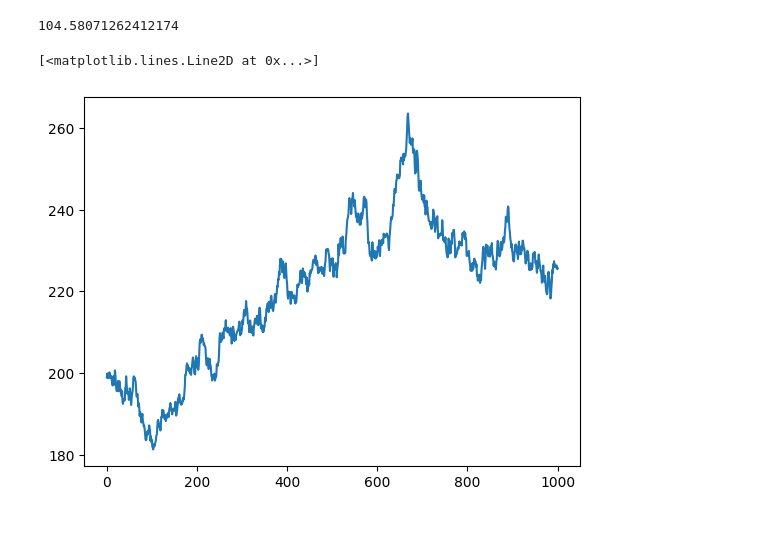
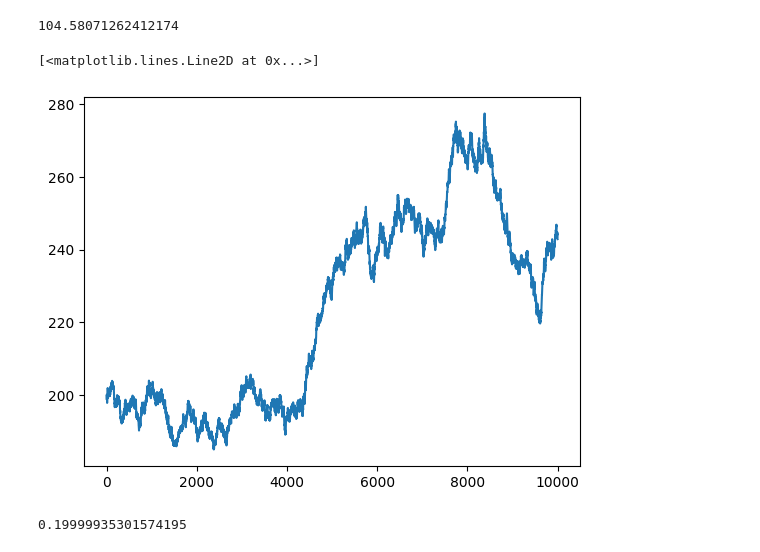
Before and after one commit to ed-churchill/implied-order-book, a Jupyter notebook: black-scholes-modelling.ipynb, the cells around one changed output. Saved outputs shown, nothing was run; the diff lists cells and outputs as text; code cells hidden in the pictures.

Commit message:
Add function to calculate implied vol

```diff
--- a/black-scholes-modelling.ipynb
+++ b/black-scholes-modelling.ipynb
@@ -86,6 +88,43 @@ class BlackScholesModel:
             raise ValueError("Invalid option_type. Must be 'C' or 'P'")
 
         return value
+
+    def implied_vol(
+        self,
+        option_type: str,
+        option_price: float,
+        S: float,
+        K: float,
+        r: float,
+        t: float
+    ) -> float:
+        """
+        Function to numerically solve for the implied volatility of an option using its price.
+        This is done by a minimization problem to minimize the difference between the price of
+        the option and the Black-Scholes price with implied vol as a variable.
+        """
+        # Cost function (least squares diff between option price and BS price)
+        def cost_function(sigma):
+            bs_price = self.price(
+                option_type=option_type,
+                S=S,
+                K=K,
+                r=r,
+                sigma=sigma,
+                t=t
+            )
+            return (bs_price - option_price) ** 2
+
+        # Solve for implied vol
+        iv = minimize(
+            fun=cost_function,
+            x0=0.2,
+            bounds=[(0.000001, 1000)],
+            method='L-BFGS-B',
+            tol=1e-6
+        )
+
+        return iv.x[0]
 
     ############################
     # Greeks
@@ -346,13 +385,24 @@ bsm.rho(
 104.58071262412174
 # %%
 path = bsm.simulate_gbm(
-    n_steps=1000,
+    n_steps=10000,
     S_0=S,
     t=t,
     mu=r,
     sigma=sigma
 )
 plt.plot(path)
 # %% [output]
 [<matplotlib.lines.Line2D at 0x...>]
-[figure, old version]
+[figure, new version]
+# %%
+bsm.implied_vol(
+    option_type=option_type,
+    option_price=20.269,
+    S=S,
+    K=K,
+    r=r,
+    t=t
+)
+# %% [output]
+0.19999935301574195
```
Also changed, not shown: parts of 1 cell of this notebook.
